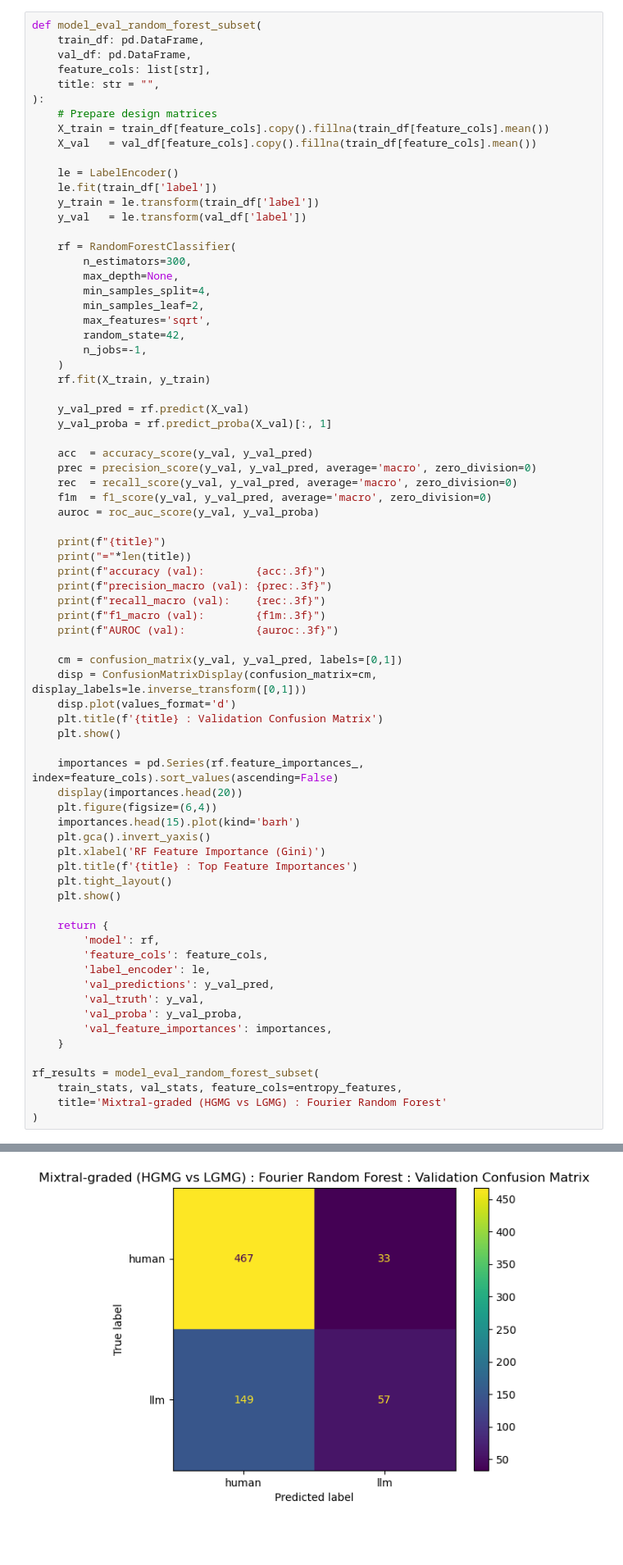
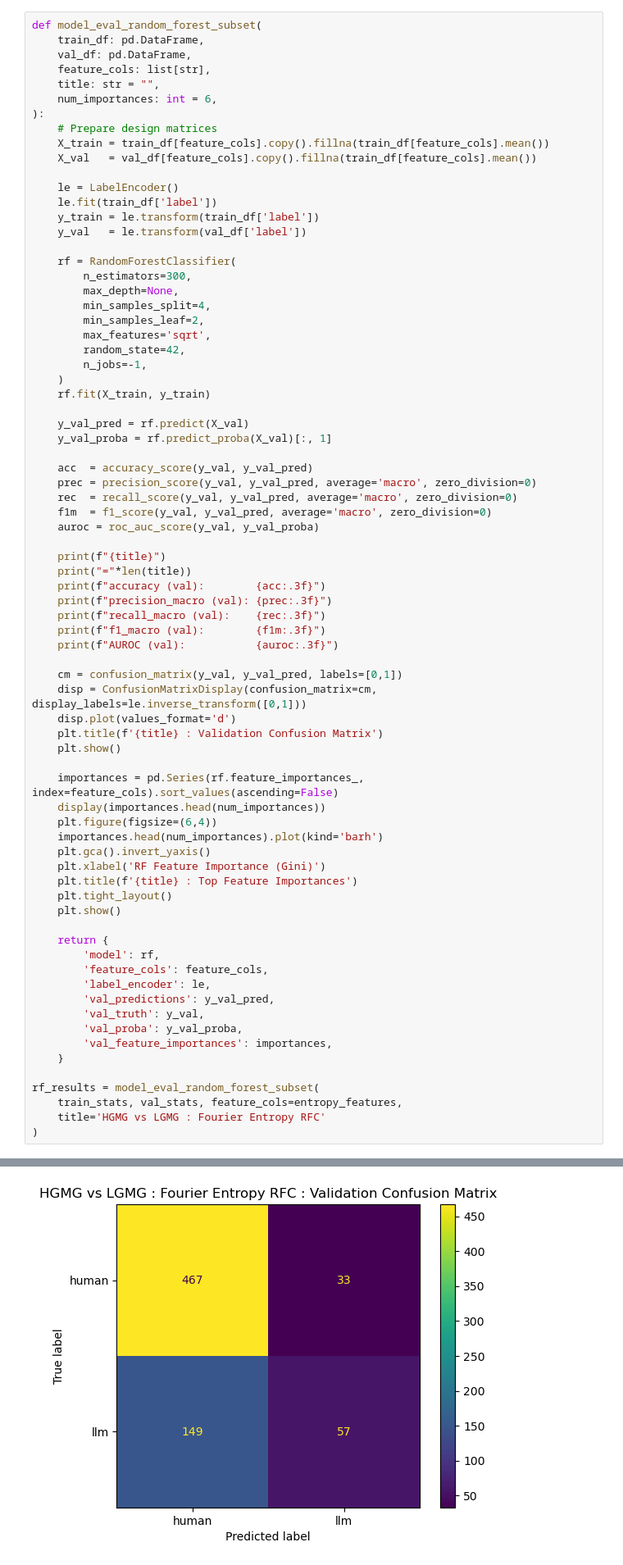
Before and after one commit to dpmcgonigle/fingerprinting-llms, a Jupyter notebook: Burstiness-FourierDeepDive-v1.ipynb, the cells around one changed output, grey strips where cells are left out. Shown at 82% size. Saved outputs shown, nothing was run; the diff lists cells and outputs as text; blank space fills up the shorter version.

```diff
--- a/Burstiness-FourierDeepDive-v1.ipynb
+++ b/Burstiness-FourierDeepDive-v1.ipynb
@@ -535,6 +535,7 @@ def model_eval_random_forest_subset(
     val_df: pd.DataFrame,
     feature_cols: list[str],
     title: str = "",
+    num_importances: int = 6,
 ):
     # Prepare design matrices
     X_train = train_df[feature_cols].copy().fillna(train_df[feature_cols].mean())
@@ -580,9 +581,9 @@ def model_eval_random_forest_subset(
     plt.show()
 
     importances = pd.Series(rf.feature_importances_, index=feature_cols).sort_values(ascending=False)
-    display(importances.head(20))
+    display(importances.head(num_importances))
     plt.figure(figsize=(6,4))
-    importances.head(15).plot(kind='barh')
+    importances.head(num_importances).plot(kind='barh')
     plt.gca().invert_yaxis()
     plt.xlabel('RF Feature Importance (Gini)')
     plt.title(f'{title} : Top Feature Importances')
@@ -601,6 +602,6 @@ def model_eval_random_forest_subset(
 
 rf_results = model_eval_random_forest_subset(
     train_stats, val_stats, feature_cols=entropy_features,
-    title='Mixtral-graded (HGMG vs LGMG) : Fourier Random Forest'
+    title='HGMG vs LGMG : Fourier Entropy RFC'
 )
 # %% [output]
@@ -609,9 +610,9 @@ Mixtral-graded (HGMG vs LGMG) : Fourier Random Forest
 accuracy (val):        0.742
 precision_macro (val): 0.696
 recall_macro (val):    0.605
 f1_macro (val):        0.611
 AUROC (val):           0.663
-[figure, old version]
+[figure, new version]
 spectral_entropy_w64_mean     0.268806
 spectral_entropy_w64_std      0.255218
 spectral_entropy_w128_std     0.242223
```
Also changed, not shown: parts of 10 cells of this notebook, 5 other files.
